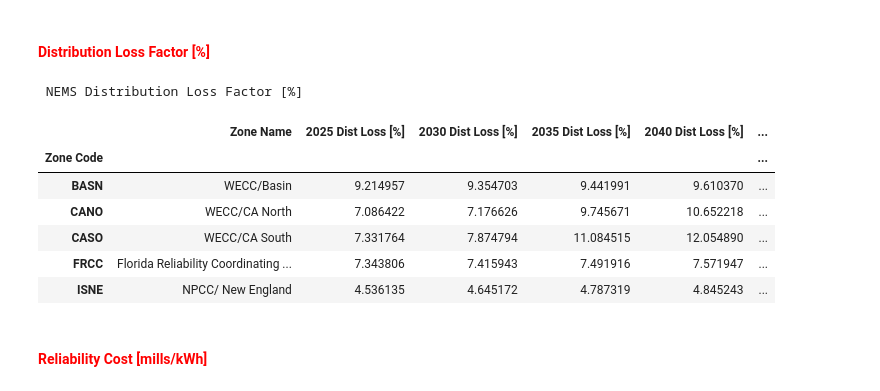
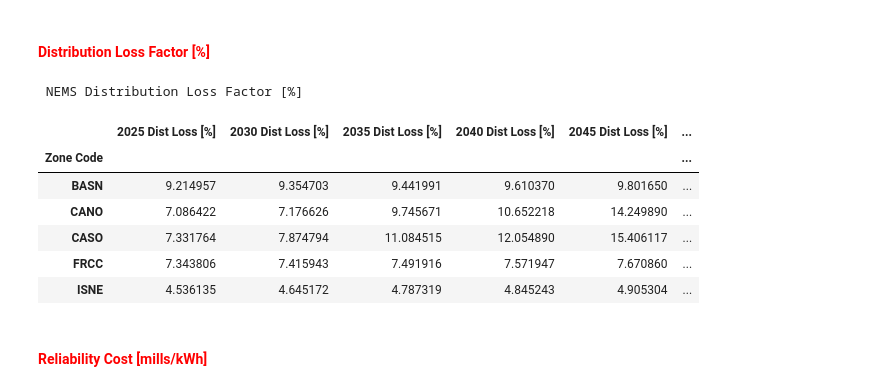
Before and after one commit to GenXProject/GenX-Tutorials, a Jupyter notebook: Tutorials/Tutorial_9_Retail_Electricity_Prices/RPM.ipynb, the cells around one changed output. Saved outputs shown, nothing was run; the diff lists cells and outputs as text; code cells hidden in the pictures.

```diff
--- a/Tutorials/Tutorial_9_Retail_Electricity_Prices/RPM.ipynb
+++ b/Tutorials/Tutorial_9_Retail_Electricity_Prices/RPM.ipynb
@@ -303,24 +304,24 @@ NEMS Avg Annual Marginal Energy Cost [mills/kWh]
 #### <span style="color:red;">Distribution Loss Factor [%]</span>
 # %%
 # Distribution Loss Factor [%]
-dist_loss_factor_CR = dist_loss_factor.copy()
-dist_loss_factor_CR = dist_loss_factor_CR[['Zone Code', 'Zone Name', '2025 Dist Loss [%]','2030 Dist Loss [%]', '2035 Dist Loss [%]', '2040 Dist Loss [%]', '2045 Dist Loss [%]','2050 Dist Loss [%]']]
-dist_loss_factor_CR = dist_loss_factor_CR.dropna(how='all')
-dist_loss_factor_CR.set_index('Zone Code', inplace=True)
-numeric_columns = ['2025 Dist Loss [%]','2030 Dist Loss [%]', '2035 Dist Loss [%]', '2040 Dist Loss [%]', '2045 Dist Loss [%]','2050 Dist Loss [%]']
-dist_loss_factor_CR[numeric_columns] = dist_loss_factor_CR[numeric_columns].apply(pd.to_numeric)
+dist_loss_factor_CR = (dist_loss_factor
+    .loc[:, ['Zone Code', '2025 Dist Loss [%]','2030 Dist Loss [%]', '2035 Dist Loss [%]', '2040 Dist Loss [%]', '2045 Dist Loss [%]','2050 Dist Loss [%]']]
+    .dropna(how='all')
+    .set_index('Zone Code')
+    .apply(pd.to_numeric, errors='coerce')
+)
 
 print('\n NEMS Distribution Loss Factor [%]')
 display(dist_loss_factor_CR.head())
 # %% [output]
  NEMS Distribution Loss Factor [%]
-|  | Zone Name | 2025 Dist Loss [%] | 2030 Dist Loss [%] | 2035 Dist Loss [%] | 2040 Dist Loss [%] | ... |
+|  | 2025 Dist Loss [%] | 2030 Dist Loss [%] | 2035 Dist Loss [%] | 2040 Dist Loss [%] | 2045 Dist Loss [%] | ... |
 | Zone Code |  |  |  |  |  | ... |
-| BASN | WECC/Basin | 9.214957 | 9.354703 | 9.441991 | 9.610370 | ... |
-| CANO | WECC/CA North | 7.086422 | 7.176626 | 9.745671 | 10.652218 | ... |
-| CASO | WECC/CA South | 7.331764 | 7.874794 | 11.084515 | 12.054890 | ... |
-| FRCC | Florida Reliability Coordinating ... | 7.343806 | 7.415943 | 7.491916 | 7.571947 | ... |
-| ISNE | NPCC/ New England | 4.536135 | 4.645172 | 4.787319 | 4.845243 | ... |
+| BASN | 9.214957 | 9.354703 | 9.441991 | 9.610370 | 9.801650 | ... |
+| CANO | 7.086422 | 7.176626 | 9.745671 | 10.652218 | 14.249890 | ... |
+| CASO | 7.331764 | 7.874794 | 11.084515 | 12.054890 | 15.406117 | ... |
+| FRCC | 7.343806 | 7.415943 | 7.491916 | 7.571947 | 7.670860 | ... |
+| ISNE | 4.536135 | 4.645172 | 4.787319 | 4.845243 | 4.905304 | ... |
 # %% [markdown]
 #### <span style="color:red;">Reliability Cost [mills/kWh]</span>
 # %%
```
Also changed, not shown: parts of 18 cells of this notebook.
